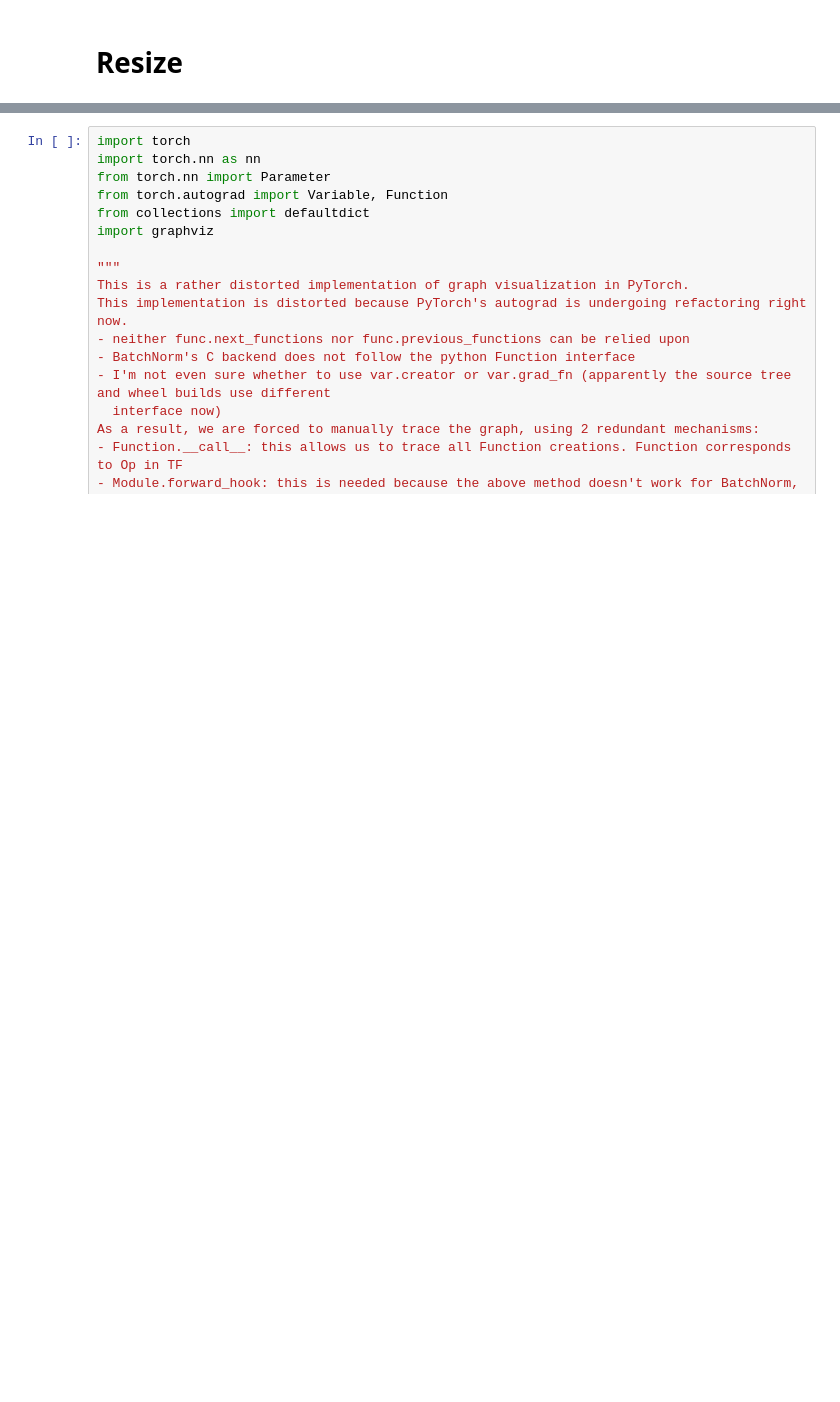
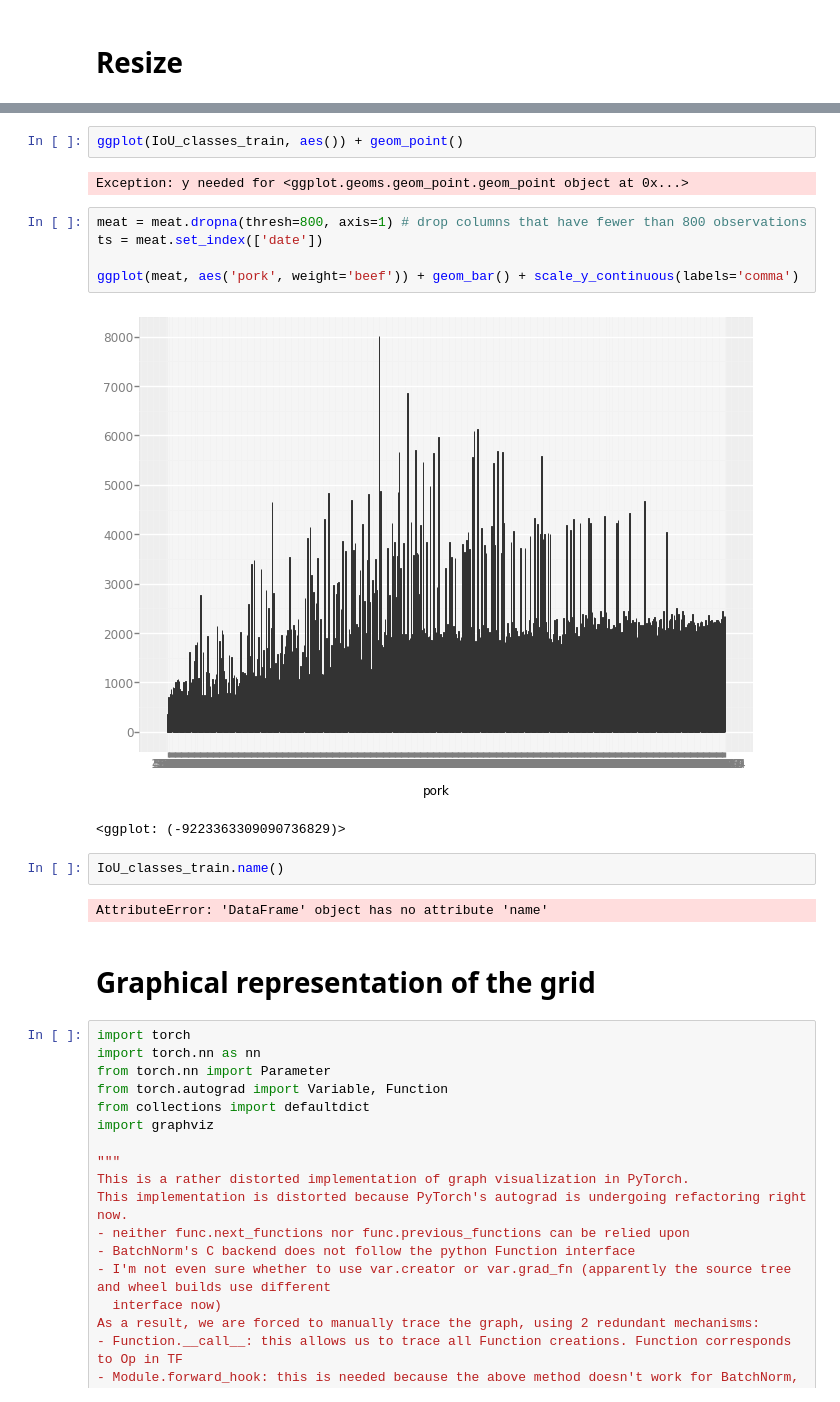
Before and after one commit to Hv0nnus/GridNet, a Jupyter notebook: main.ipynb, the cells around one changed output, grey strips where cells are left out. Drawn from its saved outputs; the diff is of its cells as text; blank space fills up the shorter version.

```diff
--- a/main.ipynb
+++ b/main.ipynb
@@ -677,3 +843,21 @@ print(len(a))
+# %%
+ggplot(IoU_classes_train, aes()) + geom_point()
+# %% [output]
+Exception: y needed for <ggplot.geoms.geom_point.geom_point object at 0x...>
+# %%
+meat = meat.dropna(thresh=800, axis=1) # drop columns that have fewer than 800 observations
+ts = meat.set_index(['date'])
+
+ggplot(meat, aes('pork', weight='beef')) + geom_bar() + scale_y_continuous(labels='comma')
+# %% [output]
+[figure, added]
+<ggplot: (-9223363309090736829)>
+# %%
+IoU_classes_train.name()
+# %% [output]
+AttributeError: 'DataFrame' object has no attribute 'name'
+# %% [markdown]
+# Graphical representation of the grid
 # %%
 import torch
 import torch.nn as nn
```
Also changed, not shown: parts of 39 cells of this notebook.
